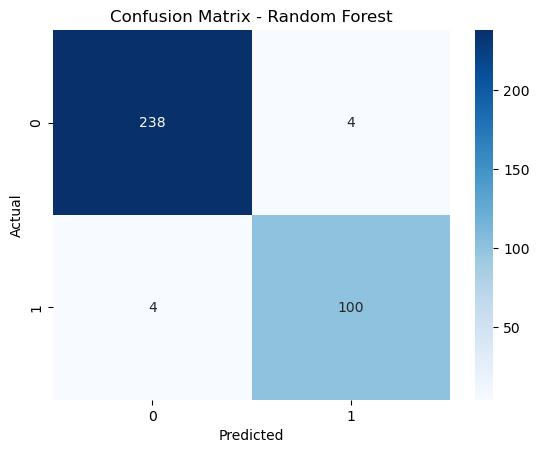
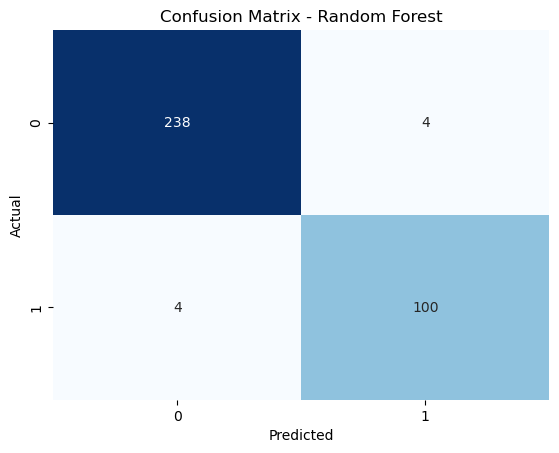
The notebook cell's code change between the first figure and the second:
--- before
+++ after
@@ -11,5 +11,8 @@
 best_model_cm = confusion_matrix(y_test_binary, best_model_binary)
 
-sns.heatmap(best_model_cm, annot=True, fmt="d", cmap="Blues")
+ax = sns.heatmap(best_model_cm, annot=True, fmt="d", cmap="Blues", cbar=False)
+for spine in ax.spines.values():
+    spine.set_visible(False)
+
 plt.xlabel("Predicted")
 plt.ylabel("Actual")

Commit: changes